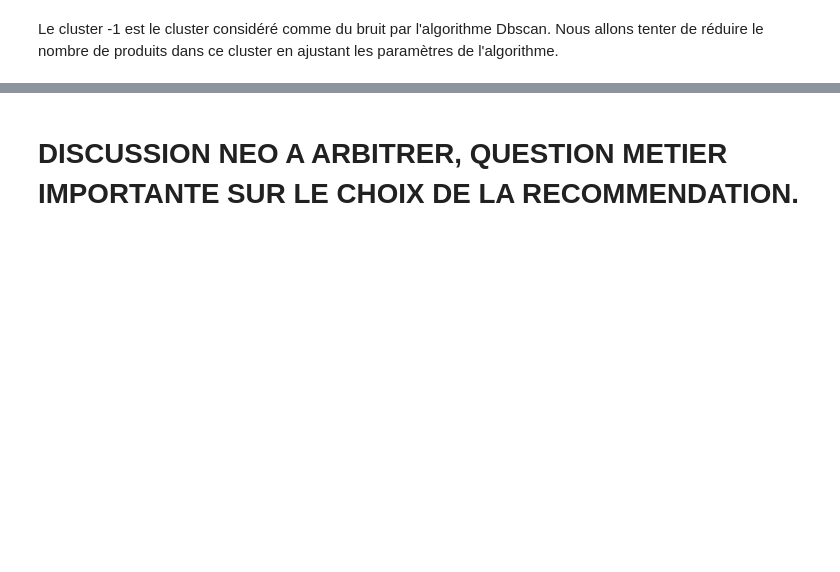
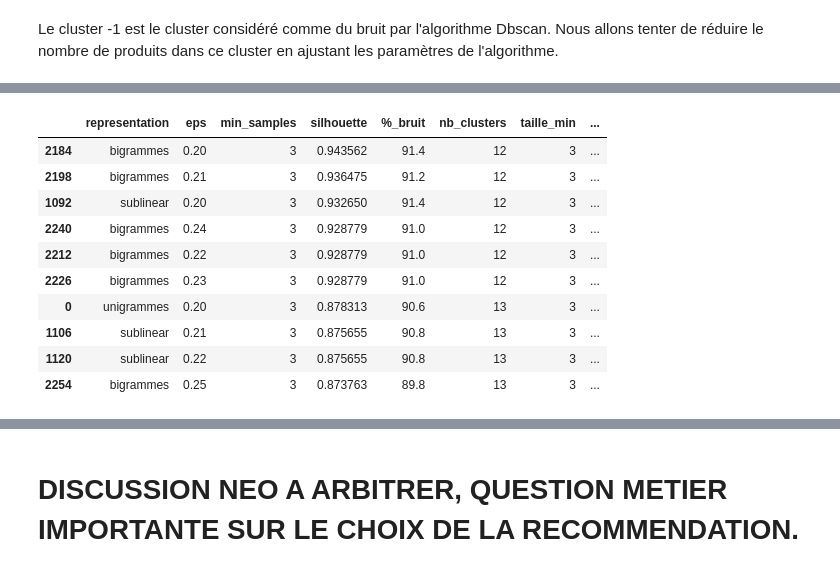
Before and after one commit to LN-Nb/north_face, a Jupyter notebook: Nico/notebooks/clustering_cv.ipynb, the cells around one changed output, grey strips where cells are left out. Cells and saved outputs as stored; diff of their text form; code cells hidden in the pictures; blank space fills up the shorter version.

```diff
--- a/Nico/notebooks/clustering_cv.ipynb
+++ b/Nico/notebooks/clustering_cv.ipynb
@@ -129,3 +118,17 @@ display(candidats)
+# %%
+display(candidats.sort_values("silhouette", ascending=False).head(10))
+# %% [output]
+|  | representation | eps | min_samples | silhouette | %_bruit | nb_clusters | taille_min | ... |
+| 2184 | bigrammes | 0.20 | 3 | 0.943562 | 91.4 | 12 | 3 | ... |
+| 2198 | bigrammes | 0.21 | 3 | 0.936475 | 91.2 | 12 | 3 | ... |
+| 1092 | sublinear | 0.20 | 3 | 0.932650 | 91.4 | 12 | 3 | ... |
+| 2240 | bigrammes | 0.24 | 3 | 0.928779 | 91.0 | 12 | 3 | ... |
+| 2212 | bigrammes | 0.22 | 3 | 0.928779 | 91.0 | 12 | 3 | ... |
+| 2226 | bigrammes | 0.23 | 3 | 0.928779 | 91.0 | 12 | 3 | ... |
+| 0 | unigrammes | 0.20 | 3 | 0.878313 | 90.6 | 13 | 3 | ... |
+| 1106 | sublinear | 0.21 | 3 | 0.875655 | 90.8 | 13 | 3 | ... |
+| 1120 | sublinear | 0.22 | 3 | 0.875655 | 90.8 | 13 | 3 | ... |
+| 2254 | bigrammes | 0.25 | 3 | 0.873763 | 89.8 | 13 | 3 | ... |
 # %%
 plt.scatter(candidats["%_bruit"], candidats["silhouette"])
 plt.xlabel("Proportion de bruit")
```
Also changed, not shown: parts of 41 cells of this notebook, 13 other files.
